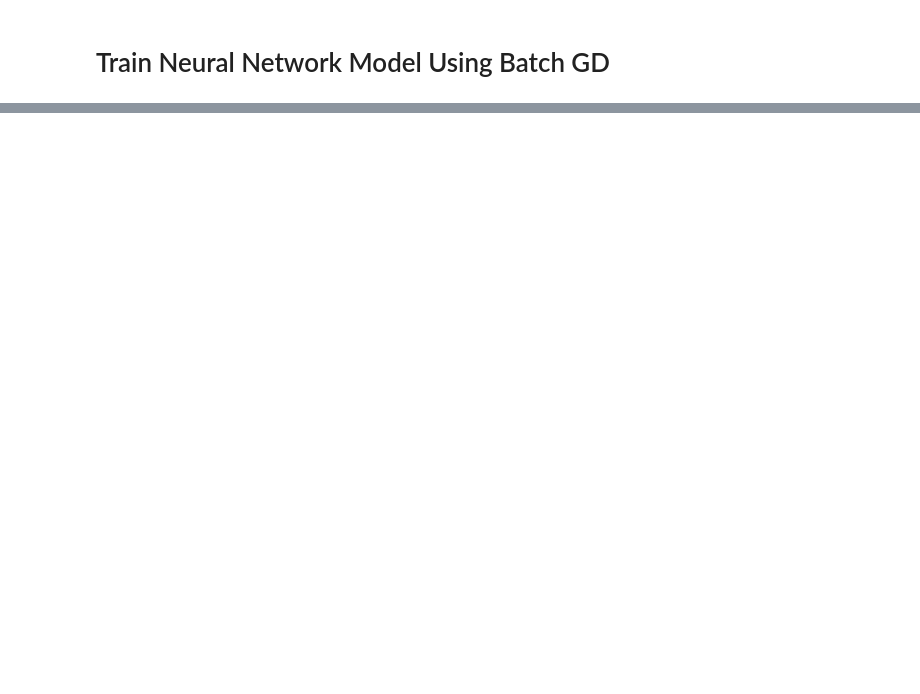
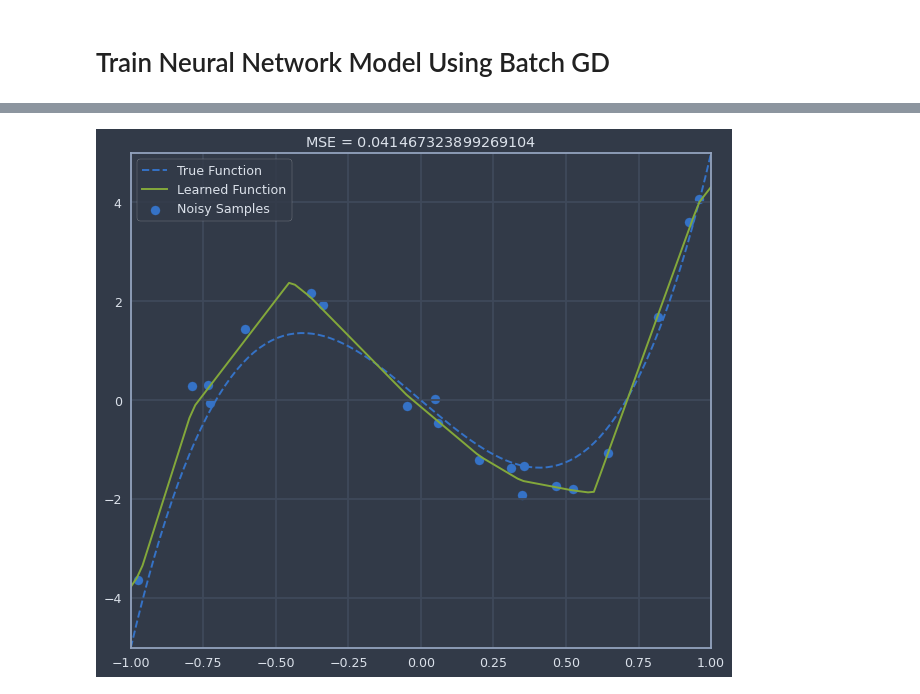
Before and after one commit to anthonyjclark/cs152fa21, a Jupyter notebook: lectures/l15-optimization-part1.ipynb, the cells around one changed output, grey strips where cells are left out. Drawn from its saved outputs; the diff is of its cells as text; code cells hidden in the pictures; blank space fills up the shorter version.

```diff
--- a/lectures/l15-optimization-part1.ipynb
+++ b/lectures/l15-optimization-part1.ipynb
@@ -163,7 +195,7 @@ NameError: name 'x_poly' is not defined
 # Hyperparameters
 learning_rate = 0.01
 num_epochs = 100000
-regularization = 0  # 1e-2
+regularization =  1e-2
 
 # Model parameters
 model = torch.nn.Sequential(
@@ -194,3 +226,4 @@ for epoch in progress_bar(range(num_epochs)):
     optimizer.step()
 
 plot_regression_data(model, loss.item())
+# %% [output]
@@ -196,0 +231 @@ plot_regression_data(model, loss.item())
+[figure, added]
```
Also changed, not shown: parts of 9 cells of this notebook, 7 other files.
